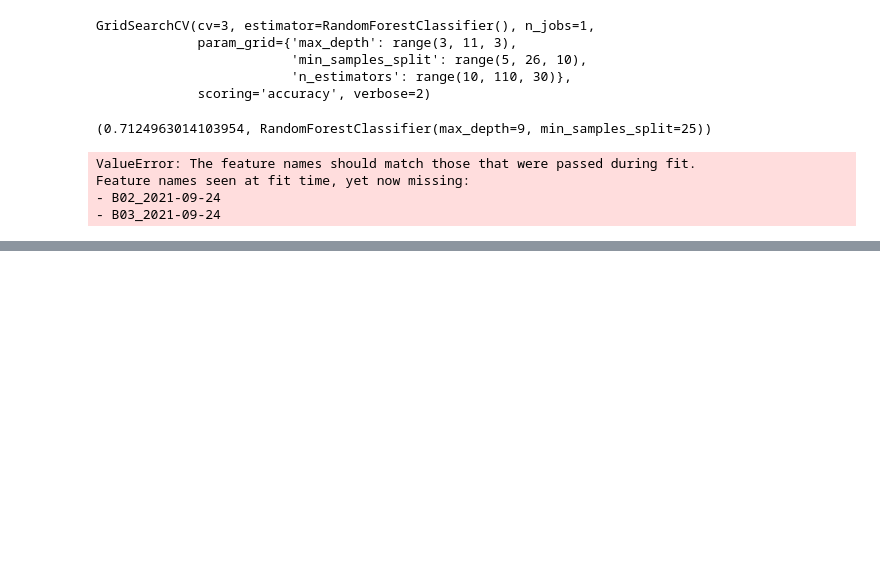
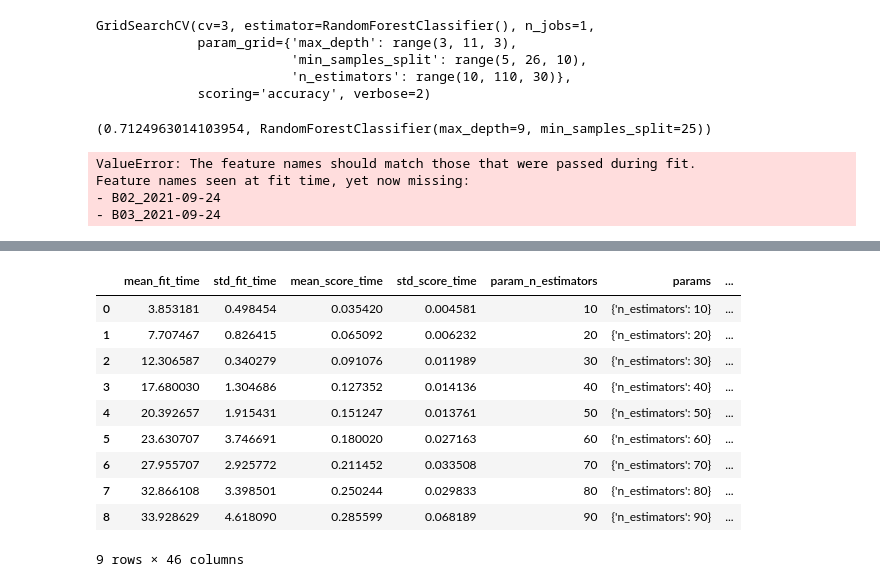
Before and after one commit to PavelSyomin/crop-classification, a Jupyter notebook: Crop Classification.ipynb, the cells around one changed output, grey strips where cells are left out. Drawn from its saved outputs; the diff is of its cells as text; code cells hidden in the pictures; blank space fills up the shorter version.

```diff
--- a/Crop Classification.ipynb
+++ b/Crop Classification.ipynb
@@ -253,0 +281,8 @@ Feature names seen at fit time, yet now missing:
+# %%
+args_lgbm = Args(model="lightgbm",
+               epochs=5,
+               sequencelength=10,
+               year=2018,
+               hyperparameters={"n_estimators": range(10, 100, 10)})
+# %%
+best_model, train_stats = train(args_lgbm)
@@ -253,0 +321,14 @@ Feature names seen at fit time, yet now missing:
+# %%
+pd.DataFrame(train_stats)
+# %% [output]
+|  | mean_fit_time | std_fit_time | mean_score_time | std_score_time | param_n_estimators | params | ... |
+| 0 | 3.853181 | 0.498454 | 0.035420 | 0.004581 | 10 | {'n_estimators': 10} | ... |
+| 1 | 7.707467 | 0.826415 | 0.065092 | 0.006232 | 20 | {'n_estimators': 20} | ... |
+| 2 | 12.306587 | 0.340279 | 0.091076 | 0.011989 | 30 | {'n_estimators': 30} | ... |
+| 3 | 17.680030 | 1.304686 | 0.127352 | 0.014136 | 40 | {'n_estimators': 40} | ... |
+| 4 | 20.392657 | 1.915431 | 0.151247 | 0.013761 | 50 | {'n_estimators': 50} | ... |
+| 5 | 23.630707 | 3.746691 | 0.180020 | 0.027163 | 60 | {'n_estimators': 60} | ... |
+| 6 | 27.955707 | 2.925772 | 0.211452 | 0.033508 | 70 | {'n_estimators': 70} | ... |
+| 7 | 32.866108 | 3.398501 | 0.250244 | 0.029833 | 80 | {'n_estimators': 80} | ... |
+| 8 | 33.928629 | 4.618090 | 0.285599 | 0.068189 | 90 | {'n_estimators': 90} | ... |
+9 rows × 46 columns
```
Also changed, not shown: parts of 4 cells of this notebook, 1 other file.
